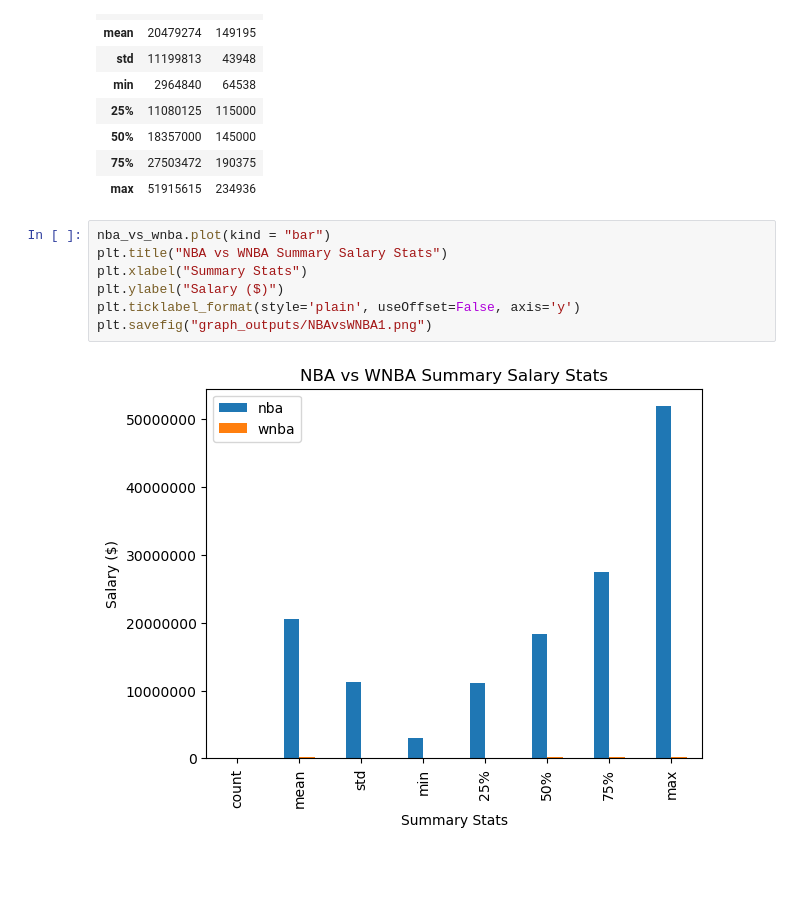
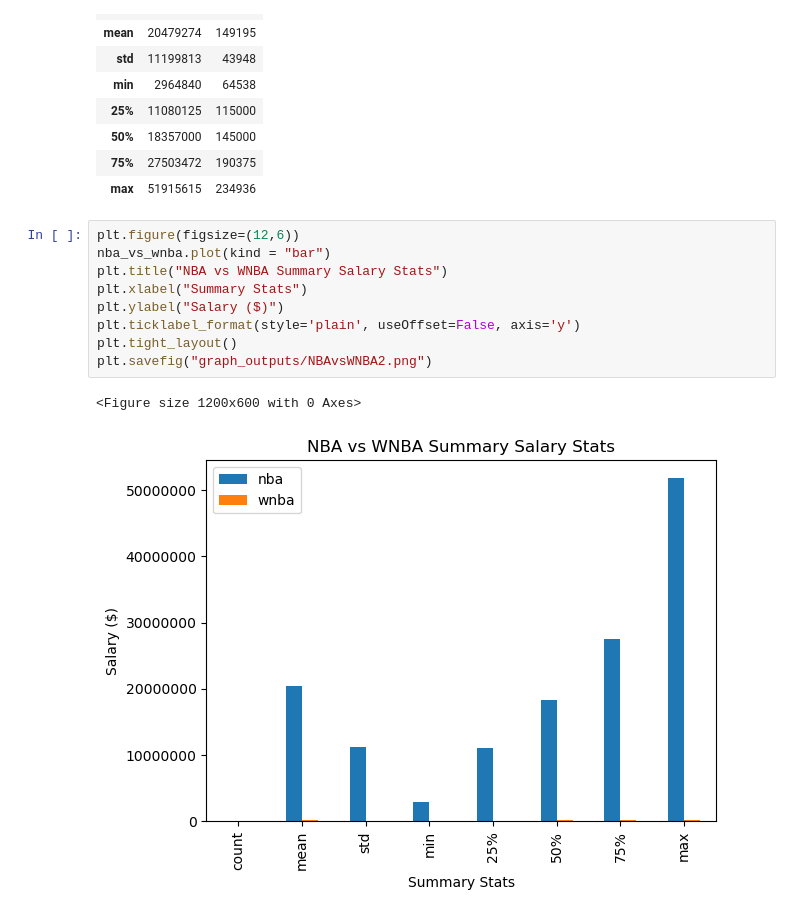
Before and after one commit to Hensonkk/NBA-VS-WNBA, a Jupyter notebook: NBA_WNBA_Analysis.ipynb, the cells around one changed output. Drawn from its saved outputs; the diff is of its cells as text; blank space fills up the shorter version.

Commit message:
Displayed labels on NBA vs WNBA graph

```diff
--- a/NBA_WNBA_Analysis.ipynb
+++ b/NBA_WNBA_Analysis.ipynb
@@ -706,11 +706,14 @@ nba_vs_wnba
 | 75% | 27503472 | 190375 |
 | max | 51915615 | 234936 |
 # %%
+plt.figure(figsize=(12,6))
 nba_vs_wnba.plot(kind = "bar")
 plt.title("NBA vs WNBA Summary Salary Stats")
 plt.xlabel("Summary Stats")
 plt.ylabel("Salary ($)")
 plt.ticklabel_format(style='plain', useOffset=False, axis='y')
-plt.savefig("graph_outputs/NBAvsWNBA1.png")
+plt.tight_layout()
+plt.savefig("graph_outputs/NBAvsWNBA2.png")
 # %% [output]
+<Figure size 1200x600 with 0 Axes>
-[figure, old version]
+[figure, new version]
```
Also changed, not shown: parts of 2 cells of this notebook, 1 other file.
